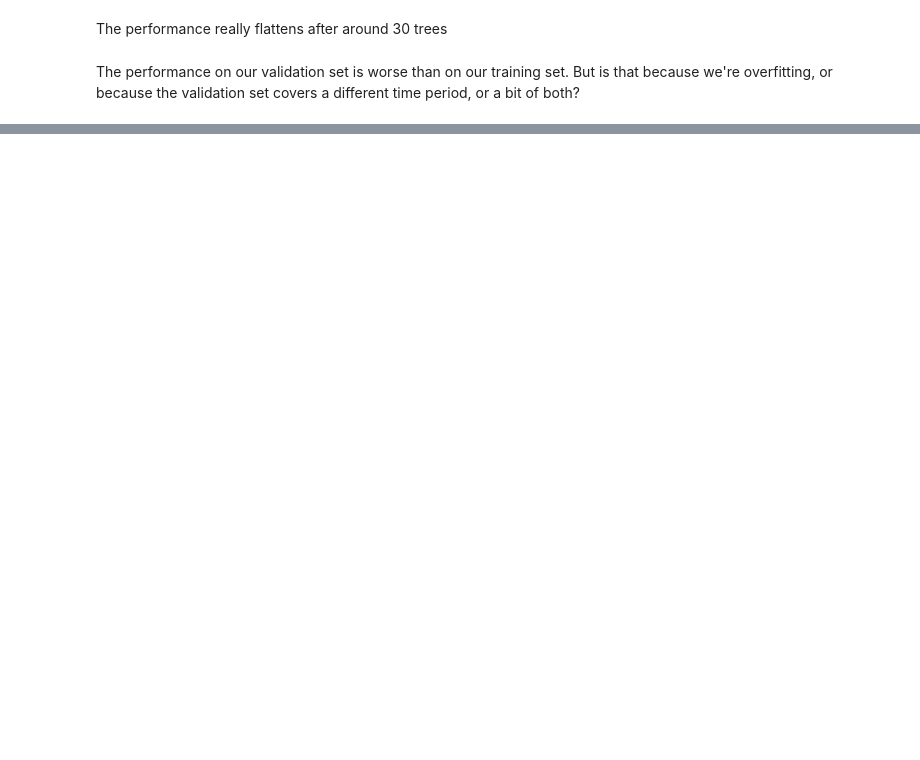
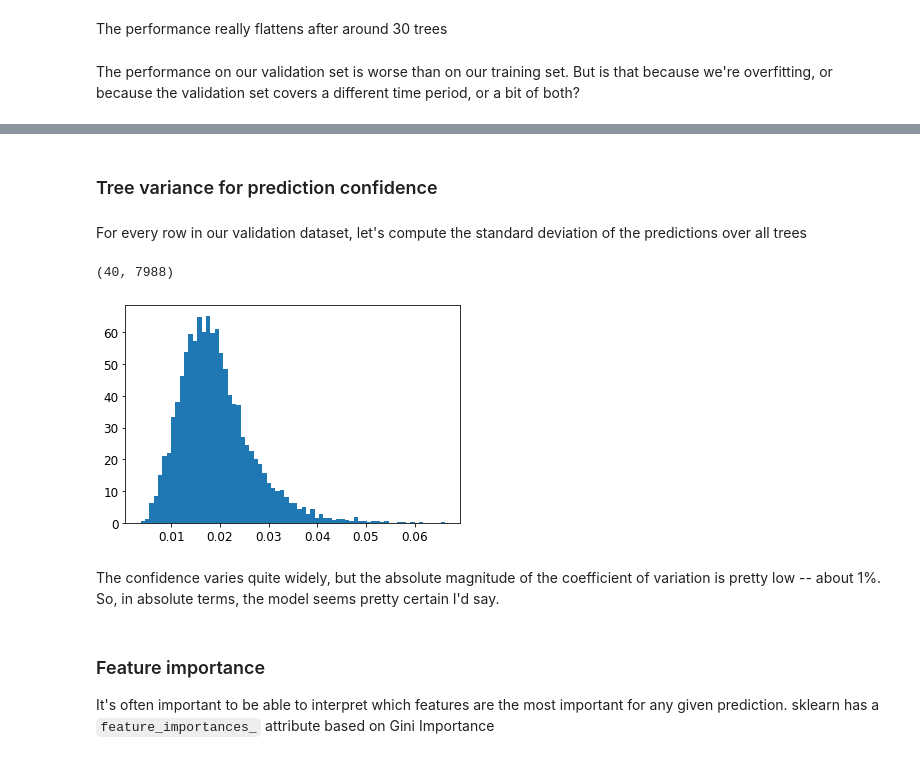
Before and after one commit to jaryaman/fastai-v4, a Jupyter notebook: notebooks/07-JA-tabular-modelling.ipynb, the cells around one changed output, grey strips where cells are left out. Cells and saved outputs as stored; diff of their text form; code cells hidden in the pictures; blank space fills up the shorter version.

```diff
--- a/notebooks/07-JA-tabular-modelling.ipynb
+++ b/notebooks/07-JA-tabular-modelling.ipynb
@@ -351,0 +375,22 @@ The performance on our validation set is worse than on our training set. But is
+# %% [markdown]
+### Tree variance for prediction confidence
+# %% [markdown]
+For every row in our validation dataset, let's compute the standard deviation of the predictions over all trees
+# %%
+preds = np.stack([t.predict(valid_xs) for t in m.estimators_])
+# %%
+preds.shape
+# %% [output]
+(40, 7988)
+# %%
+preds_cv = preds.std(0)/preds.mean(0)
+# %%
+plt.hist(preds_cv, bins='auto', density=True);
+# %% [output]
+[figure, added]
+# %% [markdown]
+The confidence varies quite widely, but the absolute magnitude of the coefficient of variation is pretty low -- about 1%. So, in absolute terms, the model seems pretty certain I'd say.
+# %% [markdown]
+### Feature importance
+
+It's often important to be able to interpret which features are the most important for any given prediction. sklearn has a `feature_importances_` attribute based on Gini Importance
```
Also changed, not shown: parts of 62 cells of this notebook.
